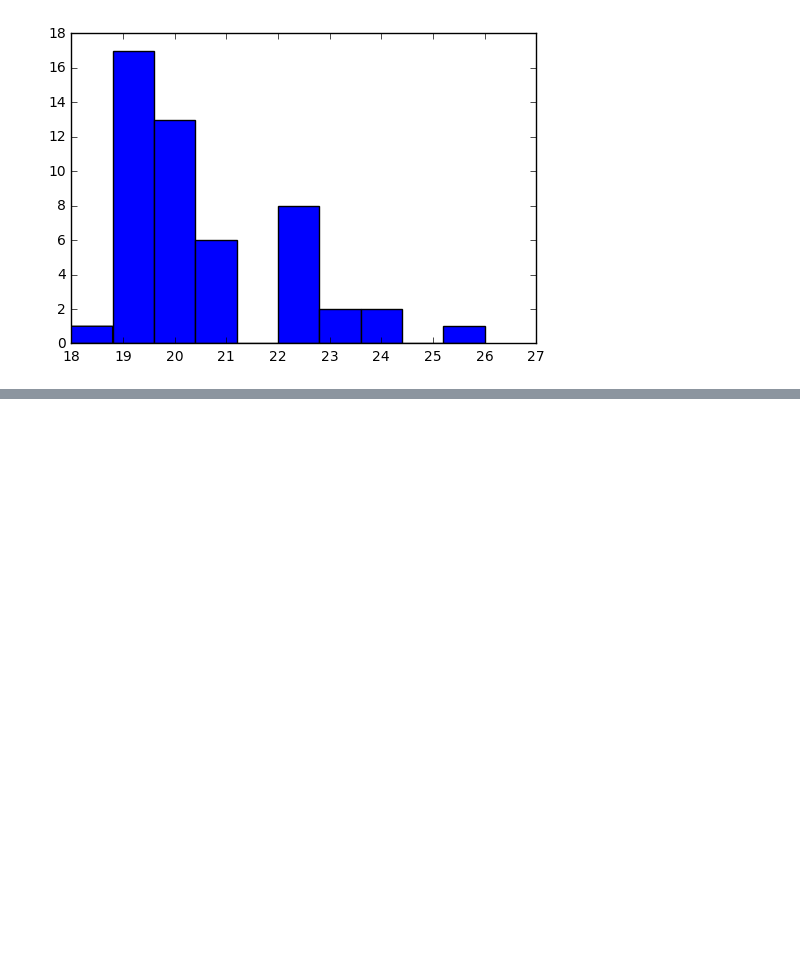
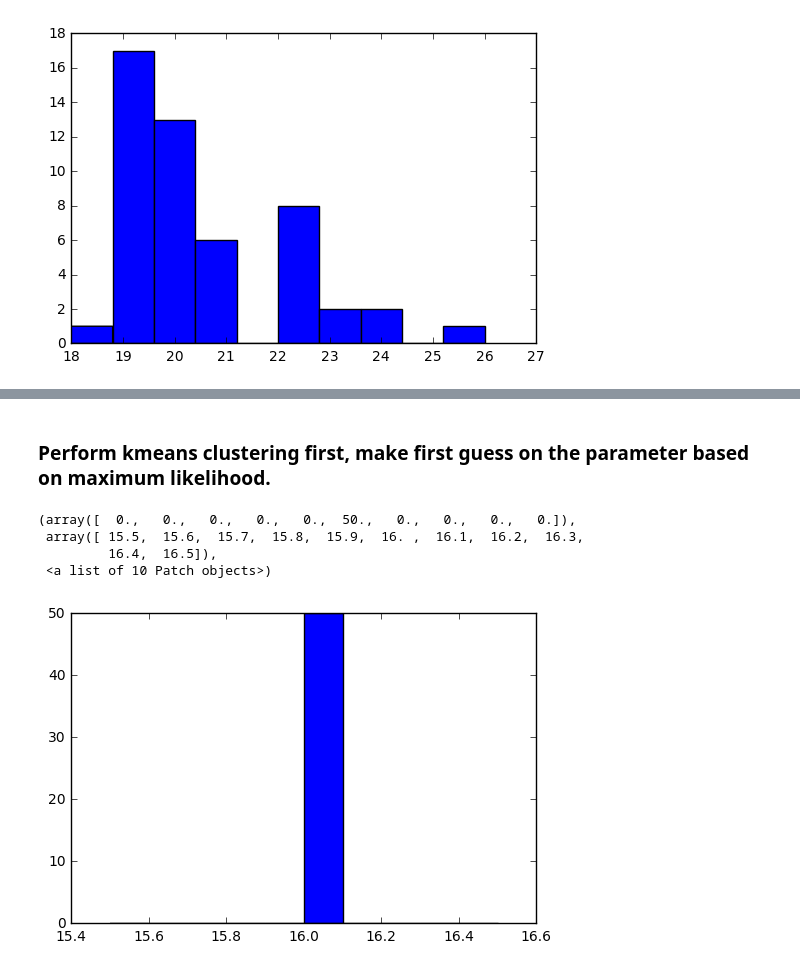
Before and after one commit to bluenight1994/Applied-Machine-Learning, a Jupyter notebook: EM/Old_Faithful.ipynb, the cells around one changed output, grey strips where cells are left out. Drawn from its saved outputs; the diff is of its cells as text; code cells hidden in the pictures; blank space fills up the shorter version.

```diff
--- a/EM/Old_Faithful.ipynb
+++ b/EM/Old_Faithful.ipynb
@@ -113,0 +199,27 @@ plt.hist(iterations)
+# %% [markdown]
+### Perform kmeans clustering first, make first guess on the parameter based on maximum likelihood.
+# %%
+iterations = []
+for i in range(50):
+    centroids, res = kMeans(data, 2)
+    p1, p2 = [], []
+    for q,t in zip(res,data):
+        if q[0,0] == 0: p1.append(t)
+        else: p2.append(t)
+    p1 = np.array(p1)
+    p2 = np.array(p2)
+    mu1 = np.mean(p1, axis = 0)
+    mu2 = np.mean(p2, axis = 0)
+    cov1 = np.dot((p1-mu1).T, p1-mu1)
+    cov2 = np.dot((p2-mu2).T, p2-mu2)
+    em = ExpectationMaximization(data)
+    em.load_first_guess(mu1,mu2,cov1,cov2)
+    num = em.iterate()
+    iterations.append(num)
+plt.hist(iterations)
+# %% [output]
+(array([  0.,   0.,   0.,   0.,   0.,  50.,   0.,   0.,   0.,   0.]),
+ array([ 15.5,  15.6,  15.7,  15.8,  15.9,  16. ,  16.1,  16.2,  16.3,
+         16.4,  16.5]),
+ <a list of 10 Patch objects>)
+[figure, added]
```
Also changed, not shown: parts of 7 cells of this notebook.
